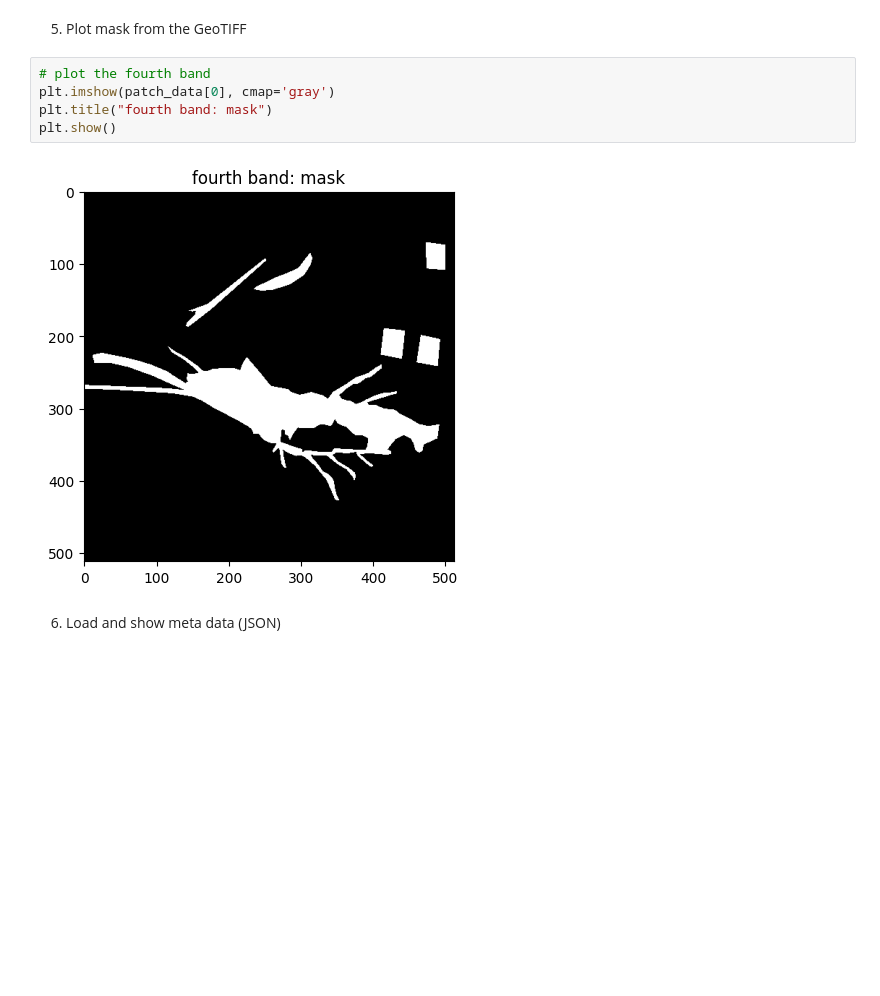
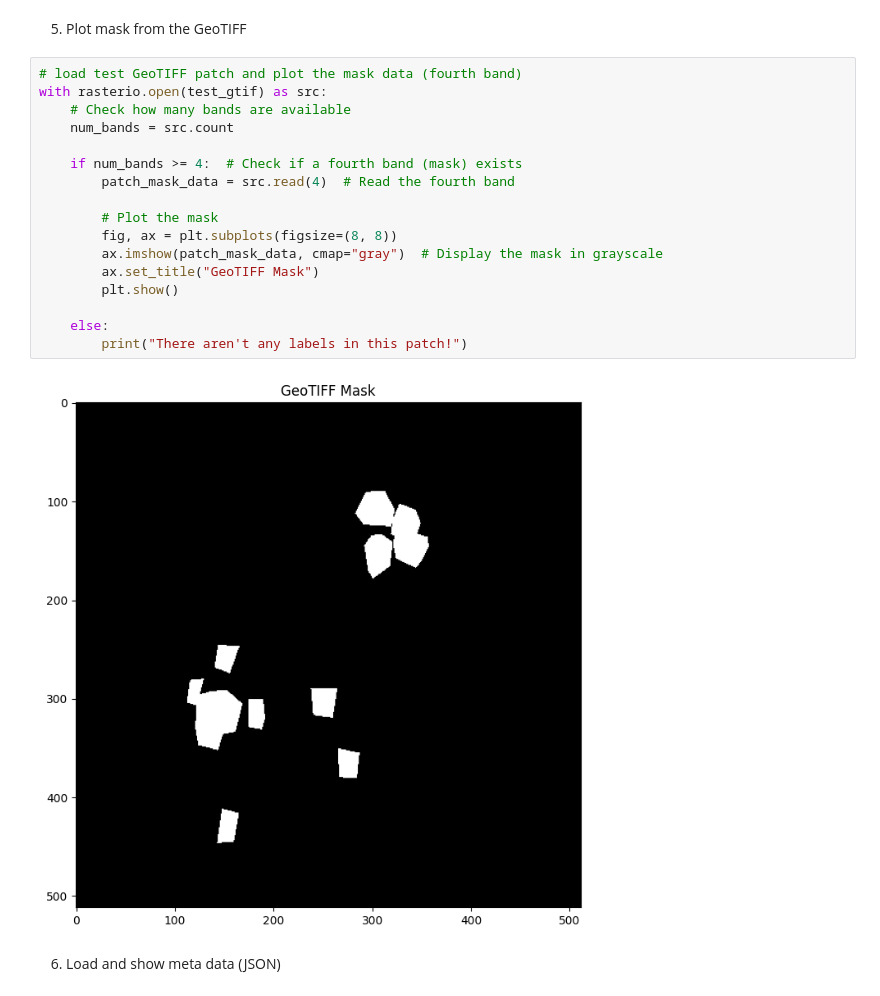
Before and after one commit to hiebschi/MoSE, a Jupyter notebook: preprocessing/preprocessing_data.ipynb, the cells around one changed output. Cells and saved outputs as stored; diff of their text form; blank space fills up the shorter version.

```diff
--- a/preprocessing/preprocessing_data.ipynb
+++ b/preprocessing/preprocessing_data.ipynb
@@ -291,12 +312,24 @@ plt.show()
 # %% [markdown]
 5. Plot mask from the GeoTIFF
-# %%
-# plot the fourth band
-plt.imshow(patch_data[0], cmap='gray')
-plt.title("fourth band: mask")
-plt.show()
-# %% [output]
-[figure, removed]
+# %%
+# load test GeoTIFF patch and plot the mask data (fourth band)
+with rasterio.open(test_gtif) as src:
+    # Check how many bands are available
+    num_bands = src.count
+
+    if num_bands >= 4:  # Check if a fourth band (mask) exists
+        patch_mask_data = src.read(4)  # Read the fourth band
+
+        # Plot the mask
+        fig, ax = plt.subplots(figsize=(8, 8))
+        ax.imshow(patch_mask_data, cmap="gray")  # Display the mask in grayscale
+        ax.set_title("GeoTIFF Mask")
+        plt.show()
+
+    else:
+        print("There aren't any labels in this patch!")
+# %% [output]
+[figure, added]
 # %% [markdown]
 6. Load and show meta data (JSON)
 # %%
```
Also changed, not shown: parts of 14 cells of this notebook.
